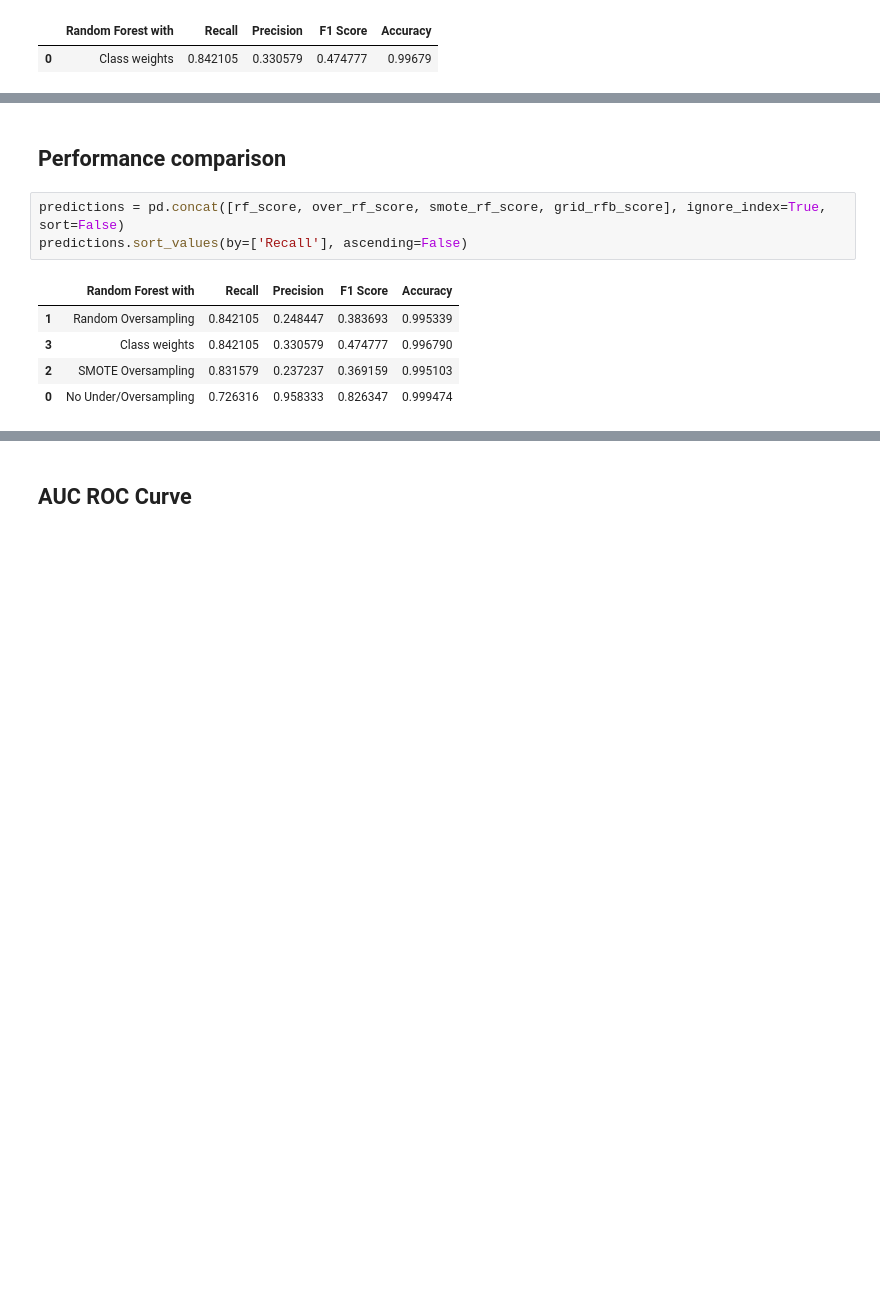
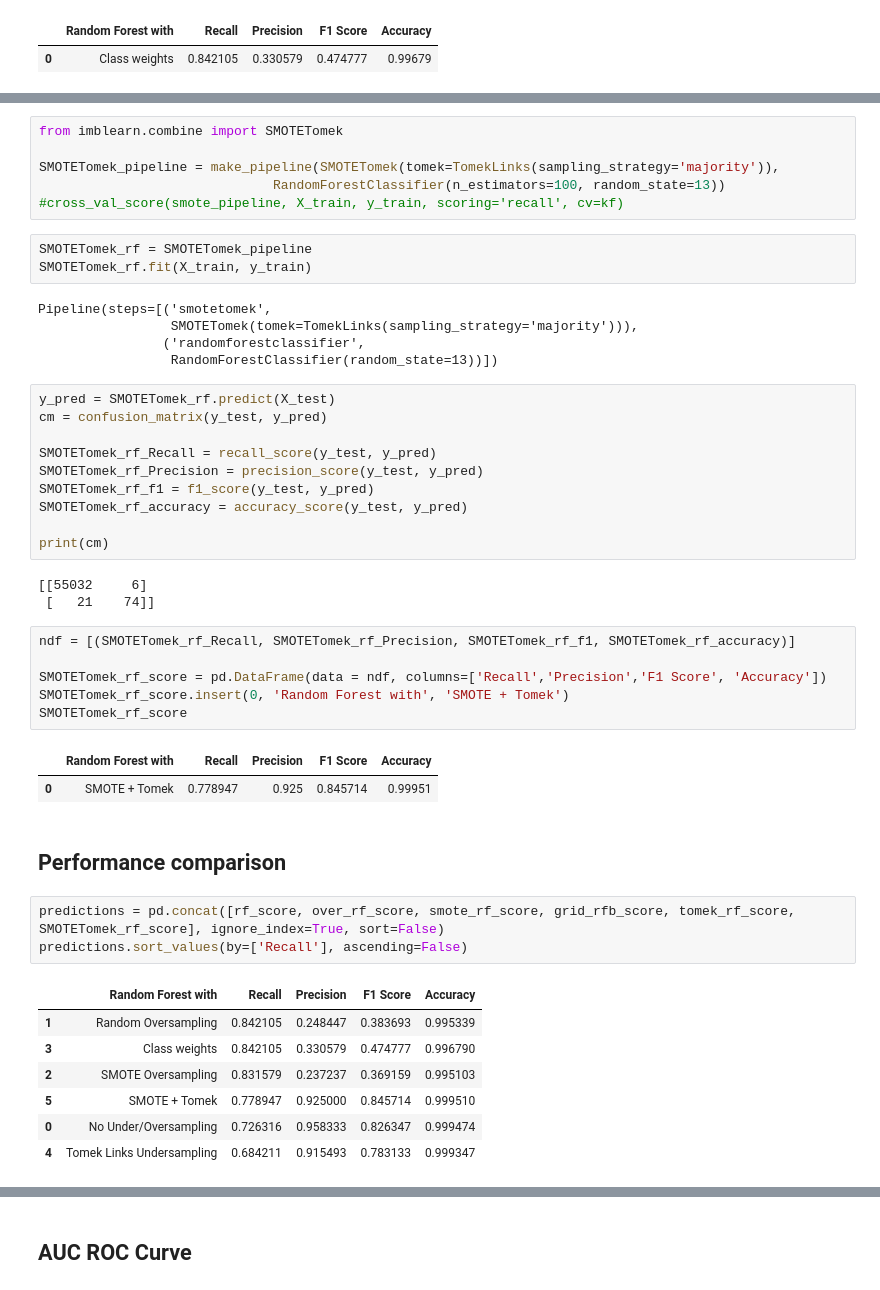
Before and after one commit to sathvik-ujwal/Credit-Card-Fraud-Detection, a Jupyter notebook: main.ipynb, the cells around one changed output, grey strips where cells are left out. Saved outputs shown, nothing was run; the diff lists cells and outputs as text; blank space fills up the shorter version.

```diff
--- a/main.ipynb
+++ b/main.ipynb
@@ -431,11 +501,49 @@ grid_rfb_score
+# %%
+from imblearn.combine import SMOTETomek
+
+SMOTETomek_pipeline = make_pipeline(SMOTETomek(tomek=TomekLinks(sampling_strategy='majority')),
+                              RandomForestClassifier(n_estimators=100, random_state=13))
+#cross_val_score(smote_pipeline, X_train, y_train, scoring='recall', cv=kf)
+# %%
+SMOTETomek_rf = SMOTETomek_pipeline
+SMOTETomek_rf.fit(X_train, y_train)
+# %% [output]
+Pipeline(steps=[('smotetomek',
+                 SMOTETomek(tomek=TomekLinks(sampling_strategy='majority'))),
+                ('randomforestclassifier',
+                 RandomForestClassifier(random_state=13))])
+# %%
+y_pred = SMOTETomek_rf.predict(X_test)
+cm = confusion_matrix(y_test, y_pred)
+
+SMOTETomek_rf_Recall = recall_score(y_test, y_pred)
+SMOTETomek_rf_Precision = precision_score(y_test, y_pred)
+SMOTETomek_rf_f1 = f1_score(y_test, y_pred)
+SMOTETomek_rf_accuracy = accuracy_score(y_test, y_pred)
+
+print(cm)
+# %% [output]
+[[55032     6]
+ [   21    74]]
+# %%
+ndf = [(SMOTETomek_rf_Recall, SMOTETomek_rf_Precision, SMOTETomek_rf_f1, SMOTETomek_rf_accuracy)]
+
+SMOTETomek_rf_score = pd.DataFrame(data = ndf, columns=['Recall','Precision','F1 Score', 'Accuracy'])
+SMOTETomek_rf_score.insert(0, 'Random Forest with', 'SMOTE + Tomek')
+SMOTETomek_rf_score
+# %% [output]
+|  | Random Forest with | Recall | Precision | F1 Score | Accuracy |
+| 0 | SMOTE + Tomek | 0.778947 | 0.925 | 0.845714 | 0.99951 |
 # %% [markdown]
 ## Performance comparison
 # %%
-predictions = pd.concat([rf_score, over_rf_score, smote_rf_score, grid_rfb_score], ignore_index=True, sort=False)
+predictions = pd.concat([rf_score, over_rf_score, smote_rf_score, grid_rfb_score, tomek_rf_score, SMOTETomek_rf_score], ignore_index=True, sort=False)
 predictions.sort_values(by=['Recall'], ascending=False)
 # %% [output]
 |  | Random Forest with | Recall | Precision | F1 Score | Accuracy |
 | 1 | Random Oversampling | 0.842105 | 0.248447 | 0.383693 | 0.995339 |
 | 3 | Class weights | 0.842105 | 0.330579 | 0.474777 | 0.996790 |
 | 2 | SMOTE Oversampling | 0.831579 | 0.237237 | 0.369159 | 0.995103 |
+| 5 | SMOTE + Tomek | 0.778947 | 0.925000 | 0.845714 | 0.999510 |
 | 0 | No Under/Oversampling | 0.726316 | 0.958333 | 0.826347 | 0.999474 |
+| 4 | Tomek Links Undersampling | 0.684211 | 0.915493 | 0.783133 | 0.999347 |
```
Also changed, not shown: parts of 13 cells of this notebook.
